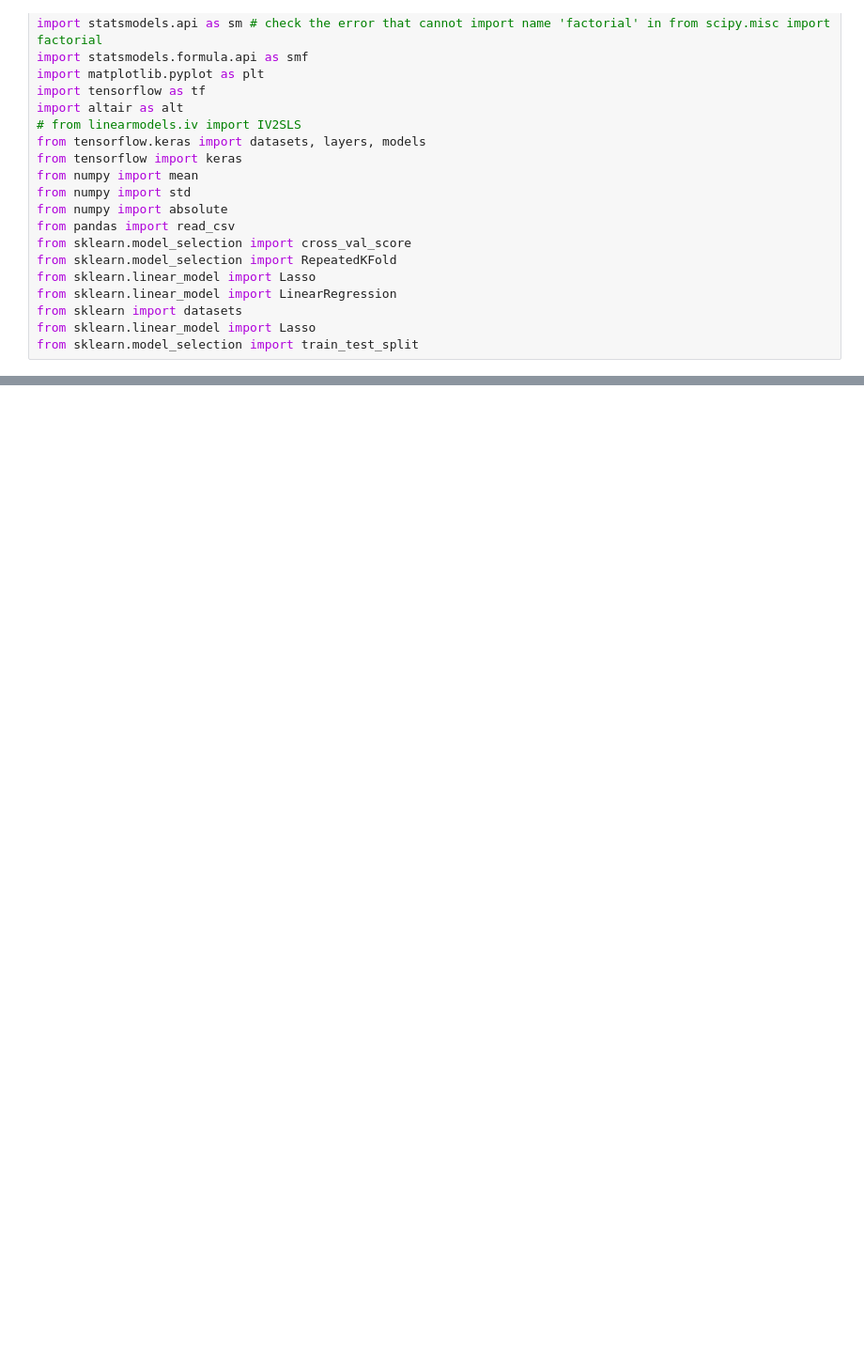
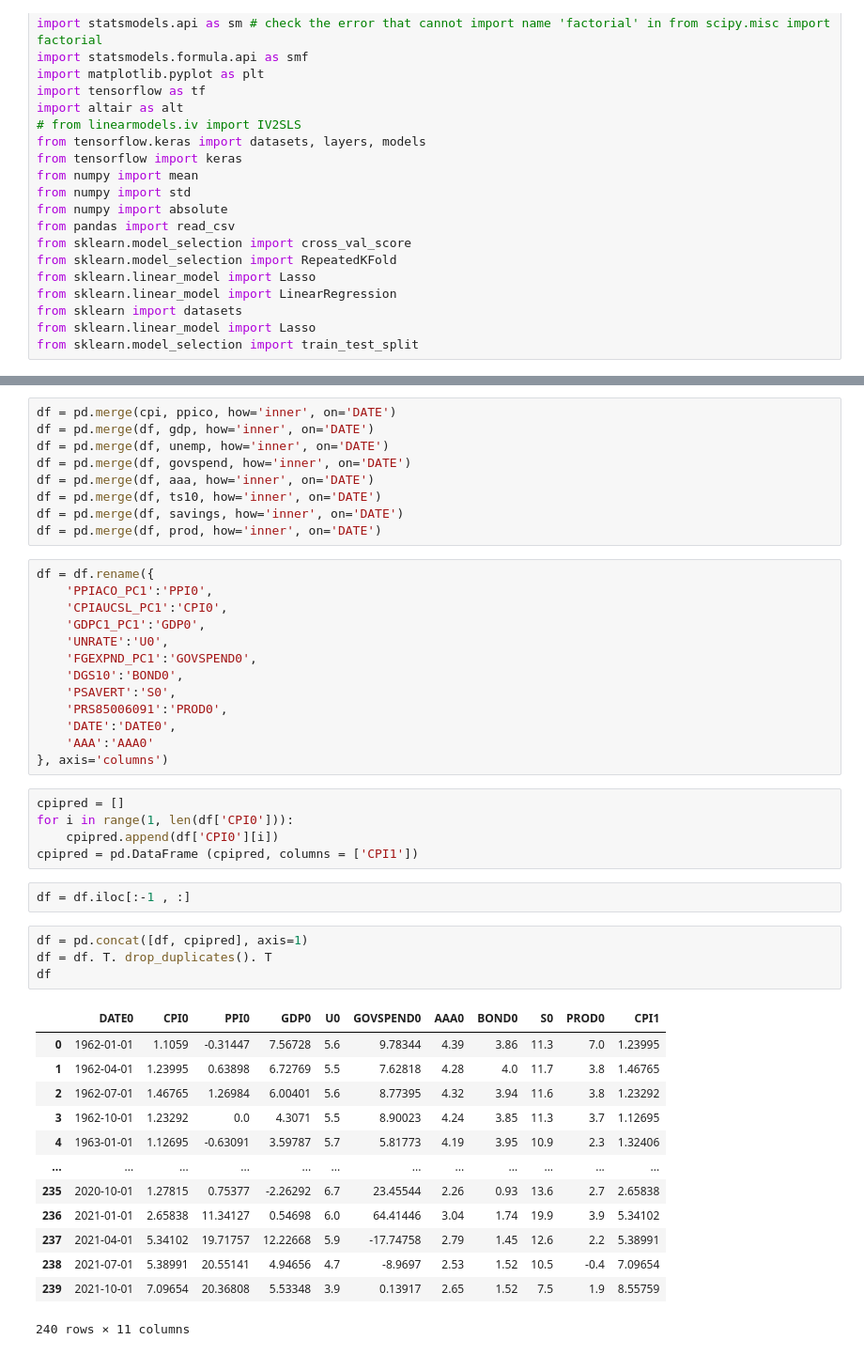
Before and after one commit to timider/dscproj, a Jupyter notebook: dscmid.ipynb, the cells around one changed output, grey strips where cells are left out. Shown at 94% size. Saved outputs shown, nothing was run; the diff lists cells and outputs as text; blank space fills up the shorter version.

```diff
--- a/dscmid.ipynb
+++ b/dscmid.ipynb
@@ -31,0 +79,47 @@ from sklearn.model_selection import train_test_split
+# %%
+df = pd.merge(cpi, ppico, how='inner', on='DATE')
+df = pd.merge(df, gdp, how='inner', on='DATE')
+df = pd.merge(df, unemp, how='inner', on='DATE')
+df = pd.merge(df, govspend, how='inner', on='DATE')
+df = pd.merge(df, aaa, how='inner', on='DATE')
+df = pd.merge(df, ts10, how='inner', on='DATE')
+df = pd.merge(df, savings, how='inner', on='DATE')
+df = pd.merge(df, prod, how='inner', on='DATE')
+# %%
+df = df.rename({
+    'PPIACO_PC1':'PPI0',
+    'CPIAUCSL_PC1':'CPI0',
+    'GDPC1_PC1':'GDP0',
+    'UNRATE':'U0',
+    'FGEXPND_PC1':'GOVSPEND0',
+    'DGS10':'BOND0',
+    'PSAVERT':'S0',
+    'PRS85006091':'PROD0',
+    'DATE':'DATE0',
+    'AAA':'AAA0'
+}, axis='columns')
+# %%
+cpipred = []
+for i in range(1, len(df['CPI0'])):
+    cpipred.append(df['CPI0'][i])
+cpipred = pd.DataFrame (cpipred, columns = ['CPI1'])
+# %%
+df = df.iloc[:-1 , :]
+# %%
+df = pd.concat([df, cpipred], axis=1)
+df = df. T. drop_duplicates(). T
+df
+# %% [output]
+|  | DATE0 | CPI0 | PPI0 | GDP0 | U0 | GOVSPEND0 | AAA0 | BOND0 | S0 | PROD0 | CPI1 |
+| 0 | 1962-01-01 | 1.1059 | -0.31447 | 7.56728 | 5.6 | 9.78344 | 4.39 | 3.86 | 11.3 | 7.0 | 1.23995 |
+| 1 | 1962-04-01 | 1.23995 | 0.63898 | 6.72769 | 5.5 | 7.62818 | 4.28 | 4.0 | 11.7 | 3.8 | 1.46765 |
+| 2 | 1962-07-01 | 1.46765 | 1.26984 | 6.00401 | 5.6 | 8.77395 | 4.32 | 3.94 | 11.6 | 3.8 | 1.23292 |
+| 3 | 1962-10-01 | 1.23292 | 0.0 | 4.3071 | 5.5 | 8.90023 | 4.24 | 3.85 | 11.3 | 3.7 | 1.12695 |
+| 4 | 1963-01-01 | 1.12695 | -0.63091 | 3.59787 | 5.7 | 5.81773 | 4.19 | 3.95 | 10.9 | 2.3 | 1.32406 |
+| ... | ... | ... | ... | ... | ... | ... | ... | ... | ... | ... | ... |
+| 235 | 2020-10-01 | 1.27815 | 0.75377 | -2.26292 | 6.7 | 23.45544 | 2.26 | 0.93 | 13.6 | 2.7 | 2.65838 |
+| 236 | 2021-01-01 | 2.65838 | 11.34127 | 0.54698 | 6.0 | 64.41446 | 3.04 | 1.74 | 19.9 | 3.9 | 5.34102 |
+| 237 | 2021-04-01 | 5.34102 | 19.71757 | 12.22668 | 5.9 | -17.74758 | 2.79 | 1.45 | 12.6 | 2.2 | 5.38991 |
+| 238 | 2021-07-01 | 5.38991 | 20.55141 | 4.94656 | 4.7 | -8.9697 | 2.53 | 1.52 | 10.5 | -0.4 | 7.09654 |
+| 239 | 2021-10-01 | 7.09654 | 20.36808 | 5.53348 | 3.9 | 0.13917 | 2.65 | 1.52 | 7.5 | 1.9 | 8.55759 |
+240 rows × 11 columns
```
Also changed, not shown: parts of 28 cells of this notebook.
